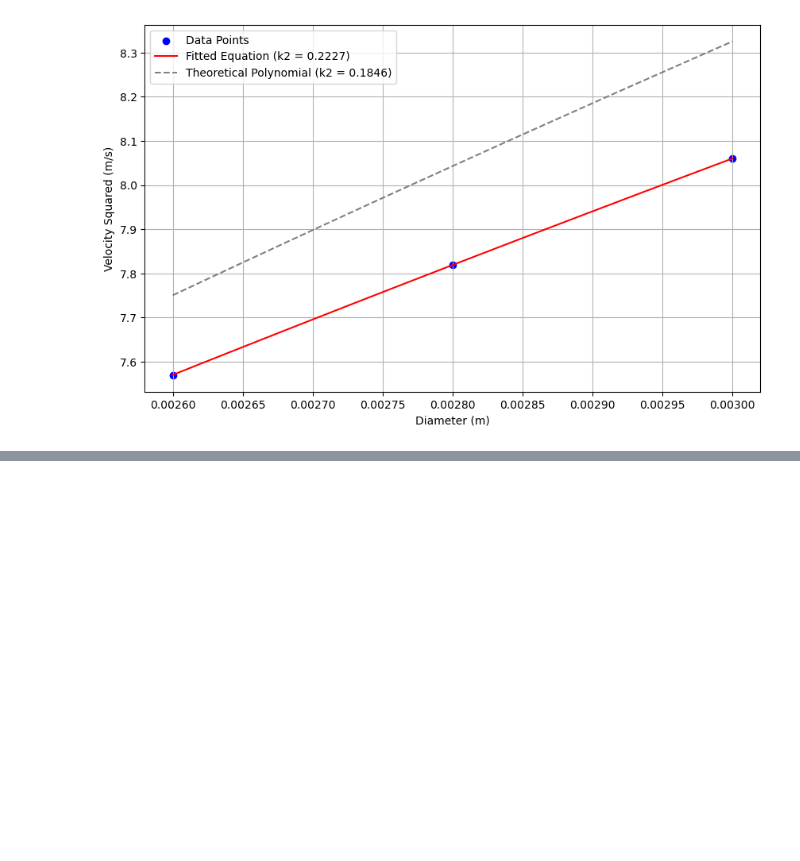
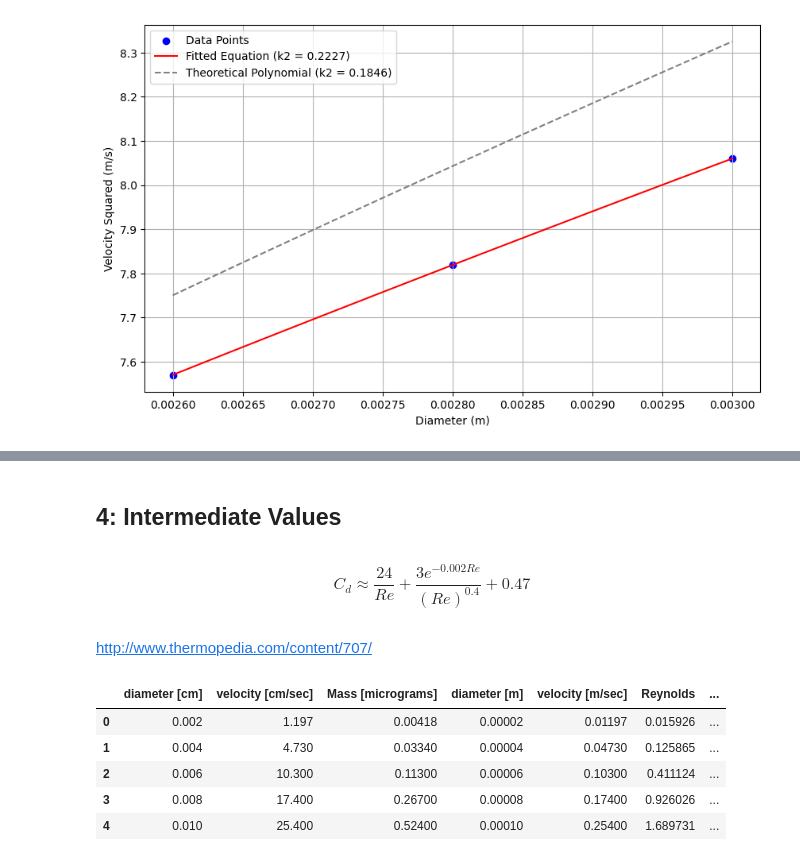
Before and after one commit to ririye01/math4334-MathModelingNotebooks, a Jupyter notebook: projects/p3/p3.ipynb, the cells around one changed output, grey strips where cells are left out. Cells and saved outputs as stored; diff of their text form; code cells hidden in the pictures; blank space fills up the shorter version.

```diff
--- a/projects/p3/p3.ipynb
+++ b/projects/p3/p3.ipynb
@@ -243,0 +246,38 @@ print(f"Large Reynolds Number relative error: {error_large_reynolds}%")
+# %% [markdown]
+## 4: Intermediate Values
+# %% [markdown]
+$$
+C_d \approx \frac{24}{Re} + \frac{3e^{-0.002 Re}}{(Re)^{0.4}} + 0.47
+$$
+# %% [markdown]
+http://www.thermopedia.com/content/707/
+# %%
+from scipy.optimize import fsolve
+
+# Function to calculate the drag coefficient Cd based on the empirical formula
+def calc_Cd(Re):
+    return 24 / Re + 3 * np.exp(-0.002 * Re) / (Re**0.4) + 0.47
+
+# Function to be used in the root-finding process, representing the force balance
+def force_balance(v, d, rho_air, rho_water, g):
+    A = np.pi * (d / 2)**2  # Cross-sectional area of the droplet
+    Re = rho_air * v * d / MU_AIR  # Reynolds number
+    Cd = calc_Cd(Re)  # Drag coefficient based on empirical formula
+    Fd = 0.5 * Cd * rho_air * v**2 * A  # Drag force
+    Fg = (4 / 3) * np.pi * (d / 2)**3 * rho_water * g  # Gravitational force
+    return Fd - Fg  # Force balance equation
+
+# Terminal velocity predictions using fsolve for each droplet size in the dataset
+df['terminal_velocity_empirical'] = df['diameter [m]'].apply(
+    lambda d: fsolve(force_balance, 0.1, args=(d, RHO_AIR, RHO_WATER, g))[0]
+)
+
+# Display the first few rows of the dataframe to see the calculated terminal velocities
+df.head()
+# %% [output]
+|  | diameter [cm] | velocity [cm/sec] | Mass [micrograms] | diameter [m] | velocity [m/sec] | Reynolds | ... |
+| 0 | 0.002 | 1.197 | 0.00418 | 0.00002 | 0.01197 | 0.015926 | ... |
+| 1 | 0.004 | 4.730 | 0.03340 | 0.00004 | 0.04730 | 0.125865 | ... |
+| 2 | 0.006 | 10.300 | 0.11300 | 0.00006 | 0.10300 | 0.411124 | ... |
+| 3 | 0.008 | 17.400 | 0.26700 | 0.00008 | 0.17400 | 0.926026 | ... |
+| 4 | 0.010 | 25.400 | 0.52400 | 0.00010 | 0.25400 | 1.689731 | ... |
```
Also changed, not shown: parts of 6 cells of this notebook, 4 other files.
